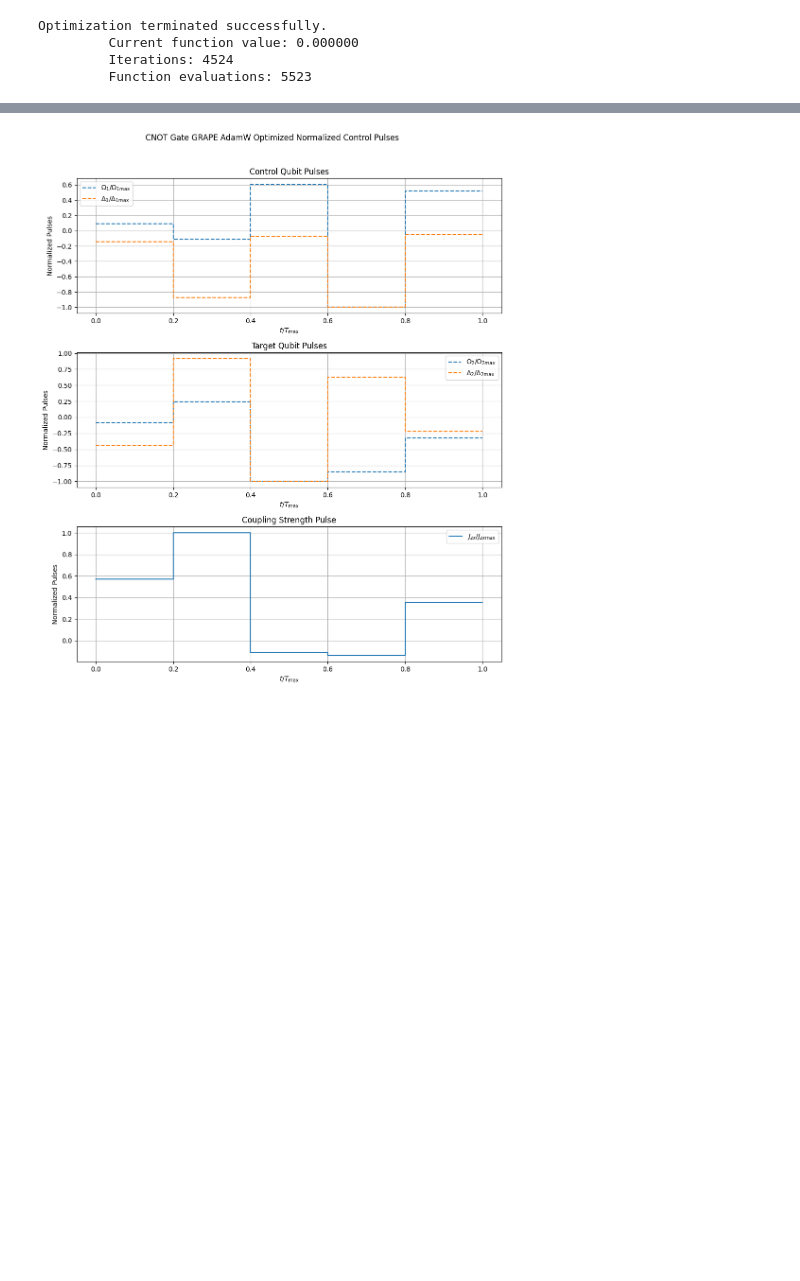
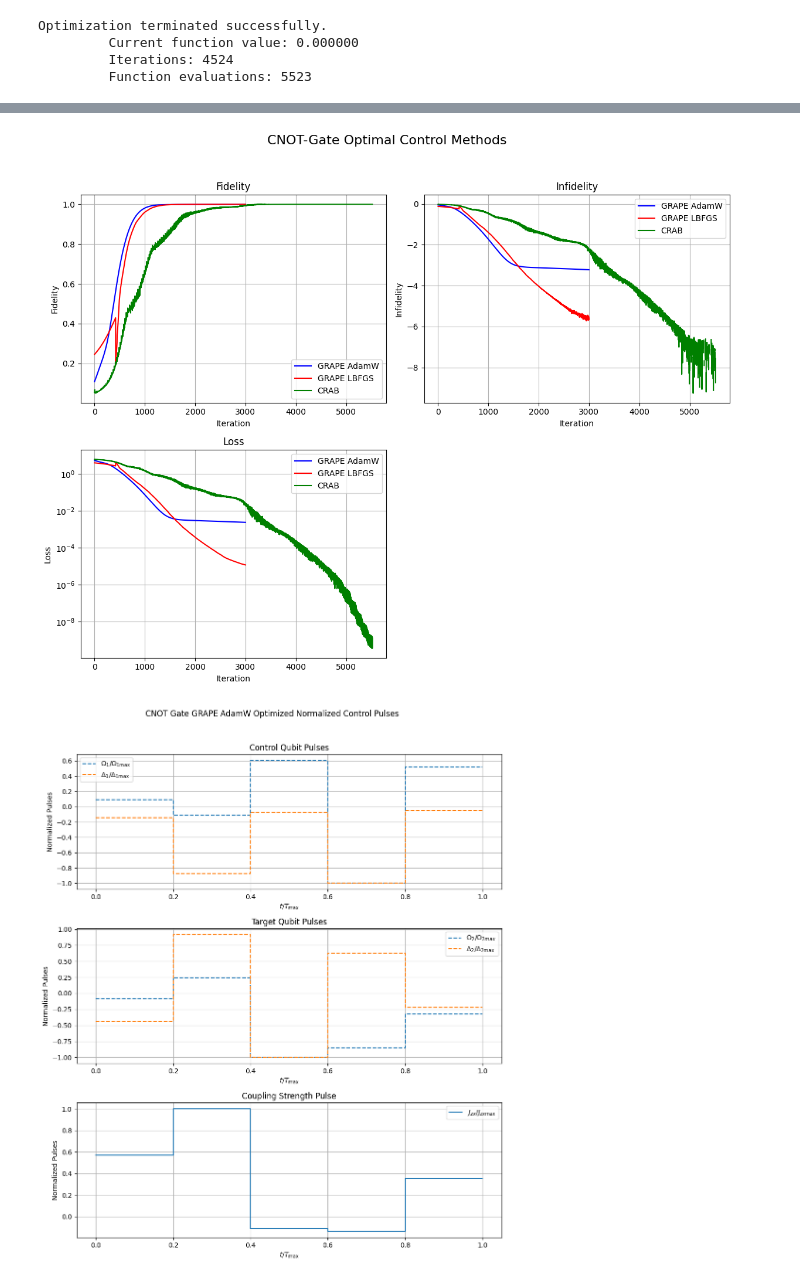
Before and after one commit to contepablod/Quantum_Control_Reinforcement_Learning, a Jupyter notebook: Analysis/QC.ipynb, the cells around one changed output, grey strips where cells are left out. Saved outputs shown, nothing was run; the diff lists cells and outputs as text; code cells hidden in the pictures; blank space fills up the shorter version.

```diff
--- a/Analysis/QC.ipynb
+++ b/Analysis/QC.ipynb
@@ -823,3 +831,63 @@ plt.show()
+# %%
+cnot_adam = pd.read_csv("/home/pdconte/Desktop/DUTh_Thesis/Analysis/grape_cnot_adam.csv")
+cnot_lbfgs = pd.read_csv("/home/pdconte/Desktop/DUTh_Thesis/Analysis/grape_cnot_lbfgs.csv")
+cnot_crab = pd.read_csv("/home/pdconte/Desktop/DUTh_Thesis/Analysis/crab_cnot.csv")
+
+fid_list_grape_cnot_adam = cnot_adam["fid_grape_cnot_adam"].tolist()
+fid_list_grape_cnot_lbfgs = cnot_lbfgs["fid_grape_cnot_lbfgs"].tolist()
+fid_list_crab_cnot = cnot_crab["fid_crab_cnot"].tolist()
+inf_list_grape_cnot_adam = cnot_adam["inf_grape_cnot_adam"].tolist()
+inf_list_grape_cnot_lbfgs = cnot_lbfgs["inf_grape_cnot_lbfgs"].tolist()
+inf_list_crab_cnot = cnot_crab["inf_crab_cnot"].tolist()
+loss_list_grape_cnot_adam = cnot_adam["loss_grape_cnot_adam"].tolist()
+loss_list_grape_cnot_lbfgs = cnot_lbfgs["loss_grape_cnot_lbfgs"].tolist()
+loss_list_crab_cnot = cnot_crab["loss_crab_cnot"].tolist()
+# %%
+# Create a 2x2 grid of subplots
+fig, axs = plt.subplots(2, 2, figsize=(12, 10))
+fig.suptitle("CNOT-Gate Optimal Control Methods", fontsize=16)
+
+# First row, first column: Fidelity plot
+axs[0, 0].plot(fid_list_grape_cnot_adam, label="GRAPE AdamW", color="blue")
+axs[0, 0].plot(fid_list_grape_cnot_lbfgs, label="GRAPE LBFGS", color="red")
+axs[0, 0].plot(fid_list_crab_cnot, label="CRAB", color="green")
+axs[0, 0].set_title("Fidelity")
+axs[0, 0].set_xlabel("Iteration")
+axs[0, 0].set_ylabel("Fidelity")
+axs[0, 0].legend()
+axs[0, 0].grid()
+
+# First row, second column: Infidelity plot
+axs[0, 1].plot(inf_list_grape_cnot_adam, label="GRAPE AdamW", color="blue")
+axs[0, 1].plot(inf_list_grape_cnot_lbfgs, label="GRAPE LBFGS", color="red")
+axs[0, 1].plot(inf_list_crab_cnot, label="CRAB", color="green")
+axs[0, 1].set_title("Infidelity")
+axs[0, 1].set_xlabel("Iteration")
+axs[0, 1].set_ylabel("Infidelity")
+axs[0, 1].legend()
+axs[0, 1].grid()
+
+# Second row, first column: Loss plot (with log scale)
+axs[1, 0].plot(loss_list_grape_cnot_adam, label="GRAPE AdamW", color="blue")
+axs[1, 0].plot(loss_list_grape_cnot_lbfgs, label="GRAPE LBFGS", color="red")
+axs[1, 0].plot(loss_list_crab_cnot, label="CRAB", color="green")
+axs[1, 0].set_title("Loss")
+axs[1, 0].set_xlabel("Iteration")
+axs[1, 0].set_ylabel("Loss")
+axs[1, 0].set_yscale("log")
+axs[1, 0].legend()
+axs[1, 0].grid()
+
+# Second row, second column: Turn off unused subplot
+axs[1, 1].axis("off")
+
+plt.tight_layout(rect=[0, 0.03, 1, 0.95])
+plt.savefig(
+    "/home/pdconte/Desktop/DUTh_Thesis/Plots/CNOT-Gate Optimal Control Methods.png"
+)
+plt.show()
+# %% [output]
+[figure, added]
 # %%
 pd.DataFrame({'loss_grape_cnot_adam': loss_list_grape_cnot_adam, 'fid_grape_cnot_adam': fid_list_grape_cnot_adam, 'inf_grape_cnot_adam': inf_list_grape_cnot_adam}).to_csv('grape_cnot_adam.csv')
 pd.DataFrame({'loss_grape_cnot_lbfgs': loss_list_cnot_grape_lbfgs, 'fid_grape_cnot_lbfgs': fid_list_cnot_grape_lbfgs, 'inf_grape_cnot_lbfgs': inf_list_cnot_grape_lbfgs}).to_csv('grape_cnot_lbfgs.csv')
```
Also changed, not shown: parts of 9 cells of this notebook, 28 other files.
